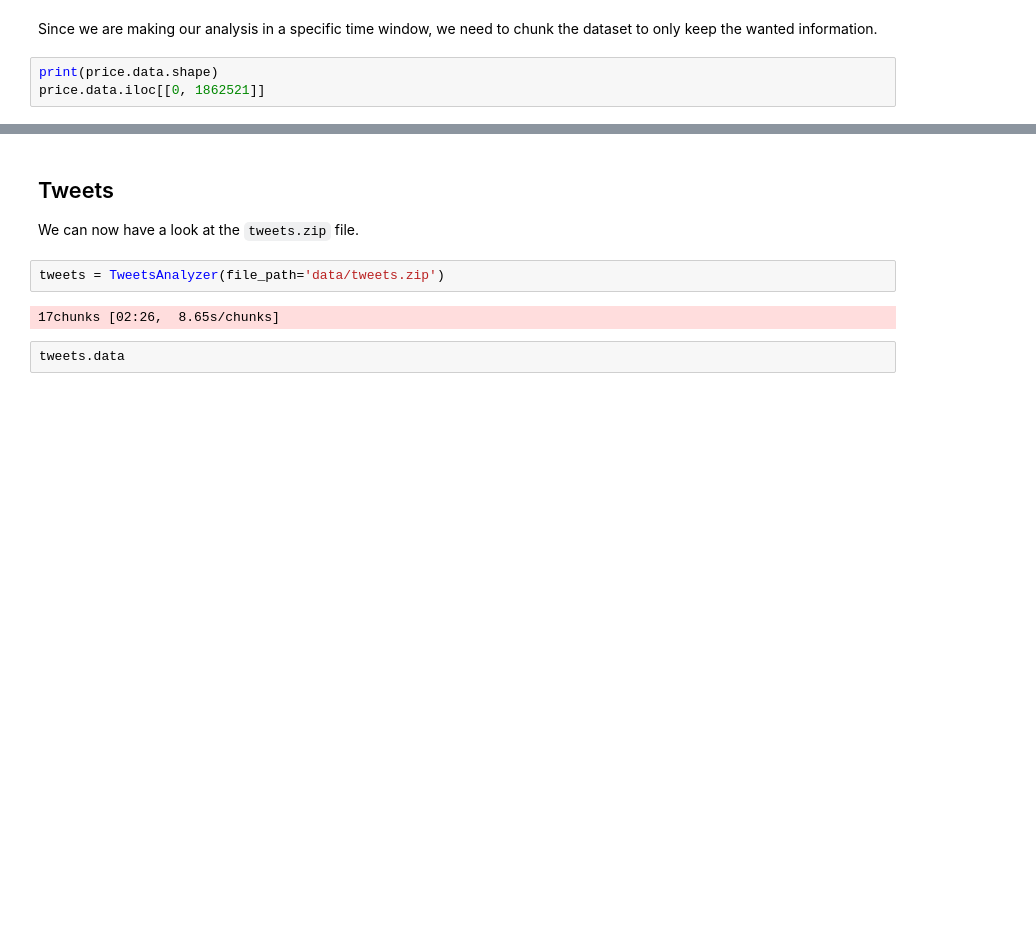
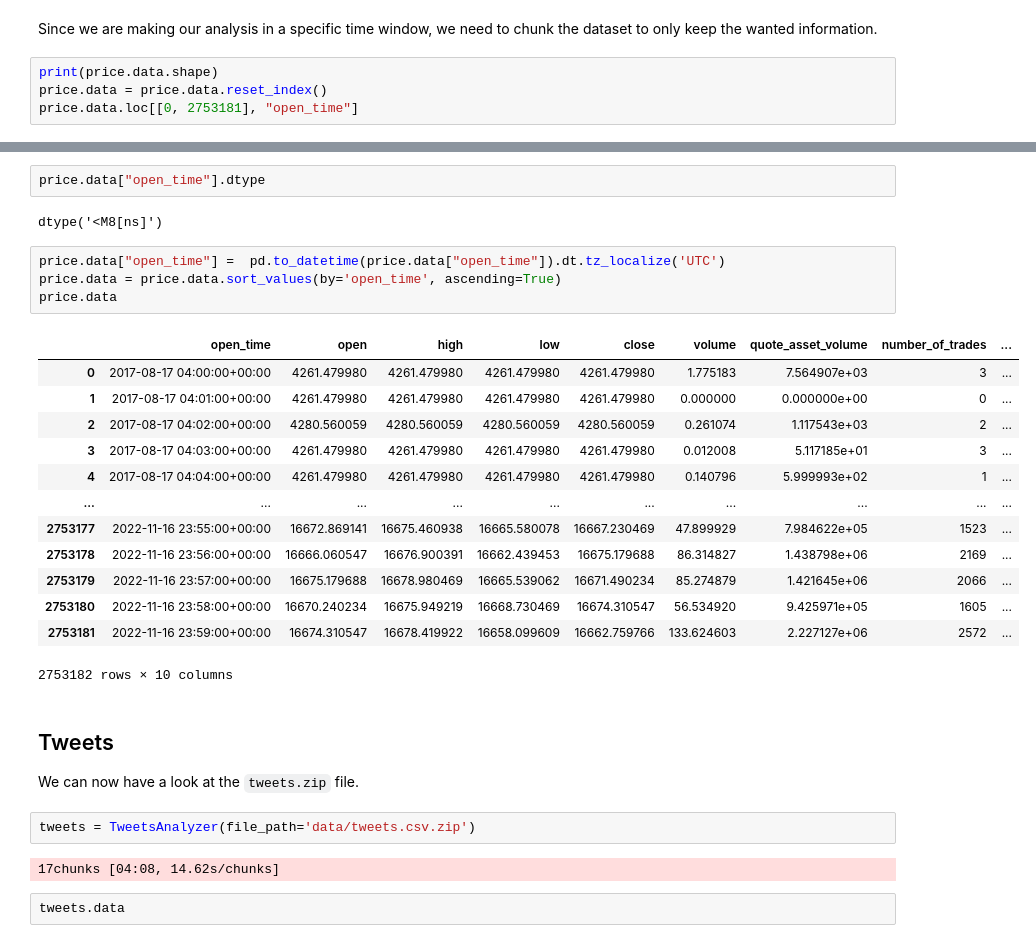
Before and after one commit to paulo-03/bitcoin_twitter, a Jupyter notebook: data_analysis.ipynb, the cells around one changed output, grey strips where cells are left out. Cells and saved outputs as stored; diff of their text form; blank space fills up the shorter version.

```diff
--- a/data_analysis.ipynb
+++ b/data_analysis.ipynb
@@ -39,5 +39,6 @@ price_change = price.plot_price()
 Since we are making our analysis in a specific time window, we need to chunk the dataset to only keep the wanted information.
 # %%
 print(price.data.shape)
-price.data.iloc[[0, 1862521]]
+price.data = price.data.reset_index()
+price.data.loc[[0, 2753181], "open_time"]
 # %% [output]
@@ -49,11 +49,33 @@ price.data.iloc[[0, 1862521]]
+# %%
+price.data["open_time"].dtype
+# %% [output]
+dtype('<M8[ns]')
+# %%
+price.data["open_time"] =  pd.to_datetime(price.data["open_time"]).dt.tz_localize('UTC')
+price.data = price.data.sort_values(by='open_time', ascending=True)
+price.data
+# %% [output]
+|  | open_time | open | high | low | close | volume | quote_asset_volume | number_of_trades | ... |
+| 0 | 2017-08-17 04:00:00+00:00 | 4261.479980 | 4261.479980 | 4261.479980 | 4261.479980 | 1.775183 | 7.564907e+03 | 3 | ... |
+| 1 | 2017-08-17 04:01:00+00:00 | 4261.479980 | 4261.479980 | 4261.479980 | 4261.479980 | 0.000000 | 0.000000e+00 | 0 | ... |
+| 2 | 2017-08-17 04:02:00+00:00 | 4280.560059 | 4280.560059 | 4280.560059 | 4280.560059 | 0.261074 | 1.117543e+03 | 2 | ... |
+| 3 | 2017-08-17 04:03:00+00:00 | 4261.479980 | 4261.479980 | 4261.479980 | 4261.479980 | 0.012008 | 5.117185e+01 | 3 | ... |
+| 4 | 2017-08-17 04:04:00+00:00 | 4261.479980 | 4261.479980 | 4261.479980 | 4261.479980 | 0.140796 | 5.999993e+02 | 1 | ... |
+| ... | ... | ... | ... | ... | ... | ... | ... | ... | ... |
+| 2753177 | 2022-11-16 23:55:00+00:00 | 16672.869141 | 16675.460938 | 16665.580078 | 16667.230469 | 47.899929 | 7.984622e+05 | 1523 | ... |
+| 2753178 | 2022-11-16 23:56:00+00:00 | 16666.060547 | 16676.900391 | 16662.439453 | 16675.179688 | 86.314827 | 1.438798e+06 | 2169 | ... |
+| 2753179 | 2022-11-16 23:57:00+00:00 | 16675.179688 | 16678.980469 | 16665.539062 | 16671.490234 | 85.274879 | 1.421645e+06 | 2066 | ... |
+| 2753180 | 2022-11-16 23:58:00+00:00 | 16670.240234 | 16675.949219 | 16668.730469 | 16674.310547 | 56.534920 | 9.425971e+05 | 1605 | ... |
+| 2753181 | 2022-11-16 23:59:00+00:00 | 16674.310547 | 16678.419922 | 16658.099609 | 16662.759766 | 133.624603 | 2.227127e+06 | 2572 | ... |
+2753182 rows × 10 columns
 # %% [markdown]
 ## Tweets
 
 We can now have a look at the `tweets.zip` file.
 # %%
-tweets = TweetsAnalyzer(file_path='data/tweets.zip')
+tweets = TweetsAnalyzer(file_path='data/tweets.csv.zip')
 # %% [output]
-17chunks [02:26,  8.65s/chunks]
+17chunks [04:08, 14.62s/chunks]
 # %%
 tweets.data
 # %% [output]
```
Also changed, not shown: parts of 13 cells of this notebook.
